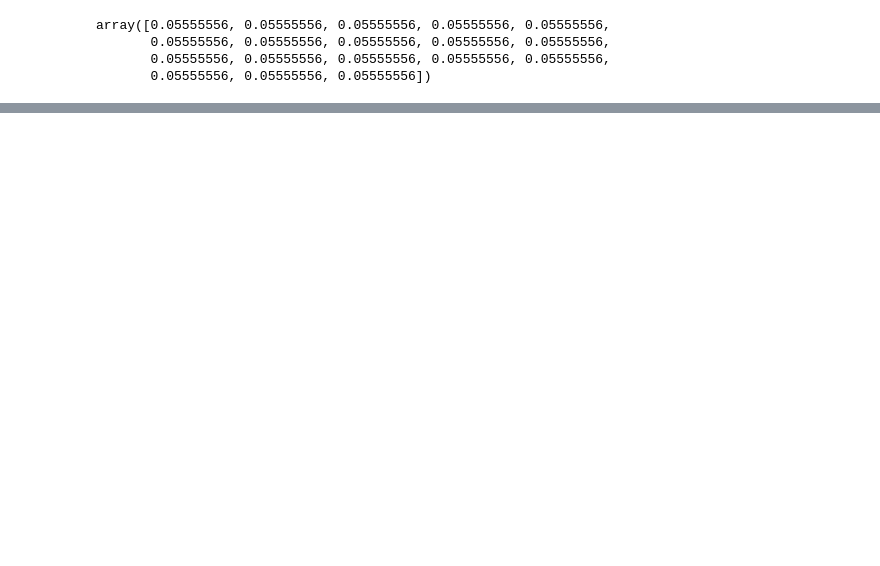
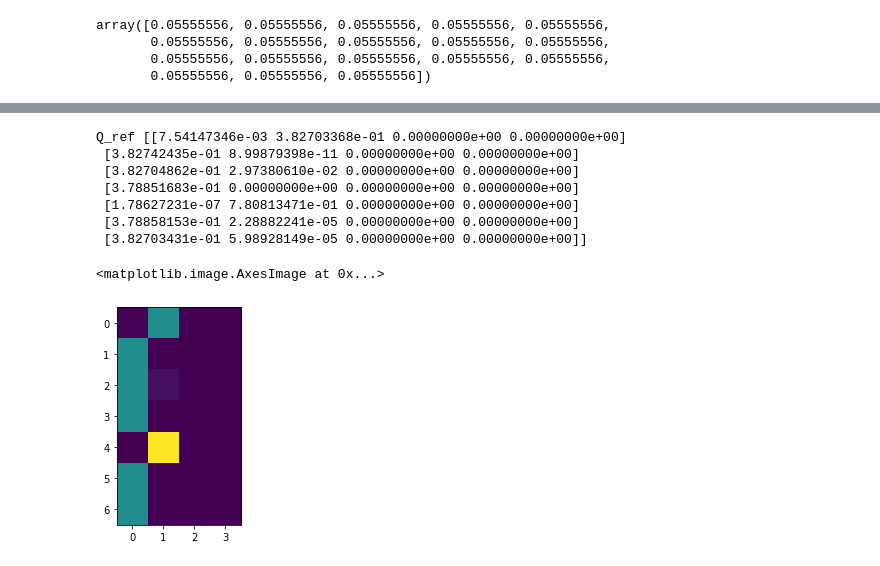
Before and after one commit to gdbmanu/VariationalRL, a Jupyter notebook: 200306-bottleneck.ipynb, the cells around one changed output, grey strips where cells are left out. Cells and saved outputs as stored; diff of their text form; code cells hidden in the pictures; blank space fills up the shorter version.

```diff
--- a/200306-bottleneck.ipynb
+++ b/200306-bottleneck.ipynb
@@ -118,3 +123,16 @@ KL_diff [[0. 0. 0. 0.]
+# %%
+print('Q_ref', agent.Q_ref_tab)
+plt.imshow(agent.Q_ref_tab)
+# %% [output]
+Q_ref [[7.54147346e-03 3.82703368e-01 0.00000000e+00 0.00000000e+00]
+ [3.82742435e-01 8.99879398e-11 0.00000000e+00 0.00000000e+00]
+ [3.82704862e-01 2.97380610e-02 0.00000000e+00 0.00000000e+00]
+ [3.78851683e-01 0.00000000e+00 0.00000000e+00 0.00000000e+00]
+ [1.78627231e-07 7.80813471e-01 0.00000000e+00 0.00000000e+00]
+ [3.78858153e-01 2.28882241e-05 0.00000000e+00 0.00000000e+00]
+ [3.82703431e-01 5.98928149e-05 0.00000000e+00 0.00000000e+00]]
+<matplotlib.image.AxesImage at 0x...>
+[figure, added]
 # %%
 print('Q_var', agent.Q_var_tab)
 plt.imshow(agent.Q_var_tab)
```
Also changed, not shown: parts of 22 cells of this notebook, 1 other file.
